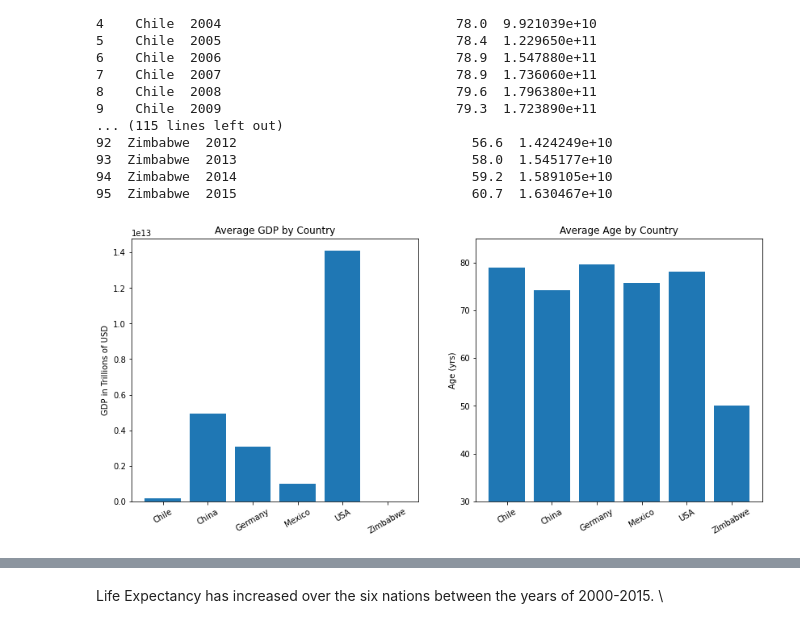
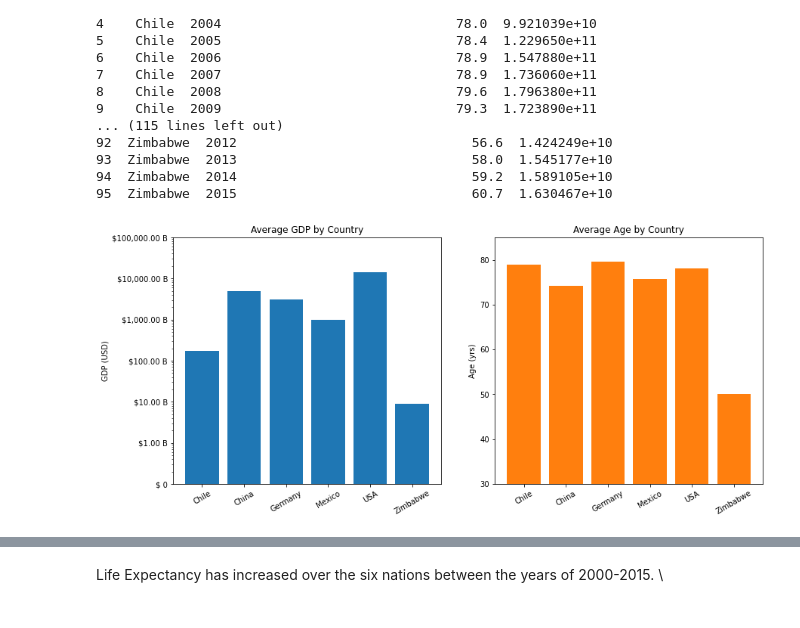
Before and after one commit to EulerLft/Projects, a Jupyter notebook: life_expectancy_gdp.ipynb, the cells around one changed output, grey strips where cells are left out. Cells and saved outputs as stored; diff of their text form; code cells hidden in the pictures.

Commit message:
updated life_expectancy_gdp.ipynb, and added a progress.txt to track upcoming tasks

```diff
--- a/life_expectancy_gdp.ipynb
+++ b/life_expectancy_gdp.ipynb
@@ -20,3 +20,26 @@ all_data
 | 94 | Zimbabwe | 2014 | 59.2 | 1.589105e+10 |
 | 95 | Zimbabwe | 2015 | 60.7 | 1.630467e+10 |
 96 rows × 4 columns
+# %%
+# Function used to format axes in $USD Billions
+def format_axes(input_list, scale):
+    list_gdp = input_list
+    formatted_list = []
+    scale = scale.lower()
+    if scale == 'billion':
+        for item in list_gdp:
+            if (item >= 10**9):
+                formatted_list.append(f"${item / 10 ** 9:,.2f} B")
+            else:
+                item = '$ 0'
+                formatted_list.append(item)
+    if scale == 'trillion':
+        for item in list_gdp:
+            if (item >= 10**12):
+                formatted_list.append(f"${item / 10 ** 12:,.2f} T")
+            elif (item >= 10**9):
+                formatted_list.append(f"${item / 10 ** 12:,.2f} T")
+            else:
+                item = '$ 0'
+                formatted_list.append(item)
+    return formatted_list
@@ -54,20 +102,29 @@ countries_list = [item.replace('United States of America', 'USA') for item in co
 # %%
 fig, ax = plt.subplots(1, 2, figsize=(14, 6))
 
 ax[0].bar(average_gdp['Country'], average_gdp['GDP'])
+ax[0].set_yscale('log')
 ax[0].tick_params(axis='x', rotation=30);
+ax[0].set_ylabel('GDP (USD)')
+
+# Format the y-ticks to show $USD in Billions
+ticks = ax[0].get_yticks()
+formatted_ticks = format_axes(ticks, 'billion')
+
+ax[0].set_yticks(ticks[:-1])
+ax[0].set_yticklabels(formatted_ticks[:-1])
+
+# Set formatted country labels
 ax[0].set_xticks(average_gdp['Country']);
 ax[0].set_xticklabels(countries_list);
-ax[0].set_ylabel('GDP in Trillions of USD')
-
 ax[0].set_title('Average GDP by Country');
 
-ax[1].bar(average_age['Country'], average_age['Life expectancy at birth (years)']);
+ax[1].bar(average_age['Country'], average_age['Life expectancy at birth (years)'], color='tab:orange');
 ax[1].tick_params(axis='x', rotation=30);
 ax[1].set_xticks(average_gdp['Country']);
 ax[1].set_xticklabels(countries_list);
 ax[1].set_ylabel('Age (yrs)');
 ax[1].set_ylim(30, 85);
 ax[1].set_title('Average Age by Country');
 # %% [output]
-[figure, old version]
+[figure, new version]
```
Also changed, not shown: parts of 12 cells of this notebook, 1 other file.
